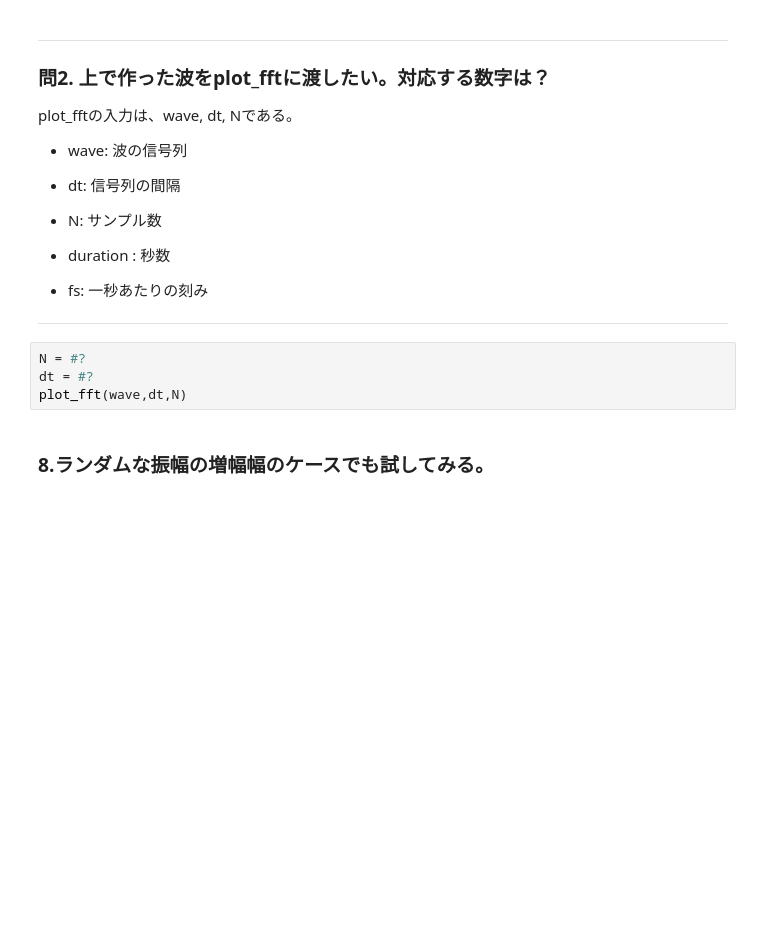
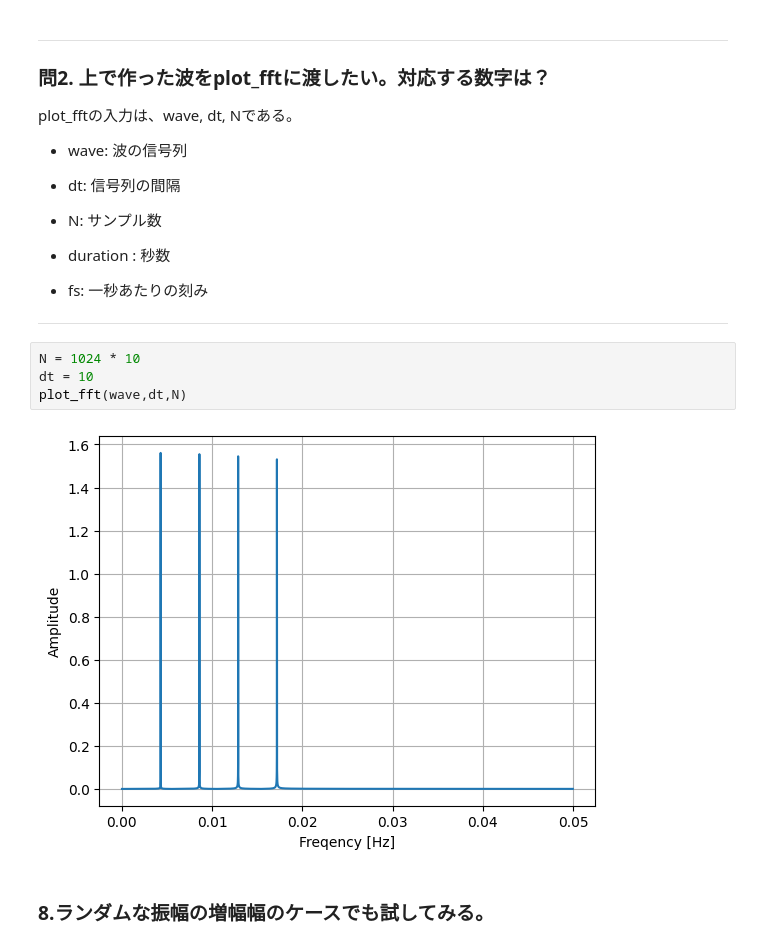
Before and after one commit to reireu/for-copy, a Jupyter notebook: dnm2_06st_ipynb_のコピー.ipynb, the cells around one changed output. Saved outputs shown, nothing was run; the diff lists cells and outputs as text; blank space fills up the shorter version.

```diff
--- a/dnm2_06st_ipynb_のコピー.ipynb
+++ b/dnm2_06st_ipynb_のコピー.ipynb
@@ -409,9 +432,11 @@ plot_fftの入力は、wave, dt, Nである。
 
 ----
 # %%
-N = #?
-dt = #?
+N = 1024 * 10
+dt = 10
 plot_fft(wave,dt,N)
+# %% [output]
+[figure, added]
 # %% [markdown]
 ### 8.ランダムな振幅の増幅幅のケースでも試してみる。
 # %%
```
Also changed, not shown: parts of 35 cells of this notebook.
